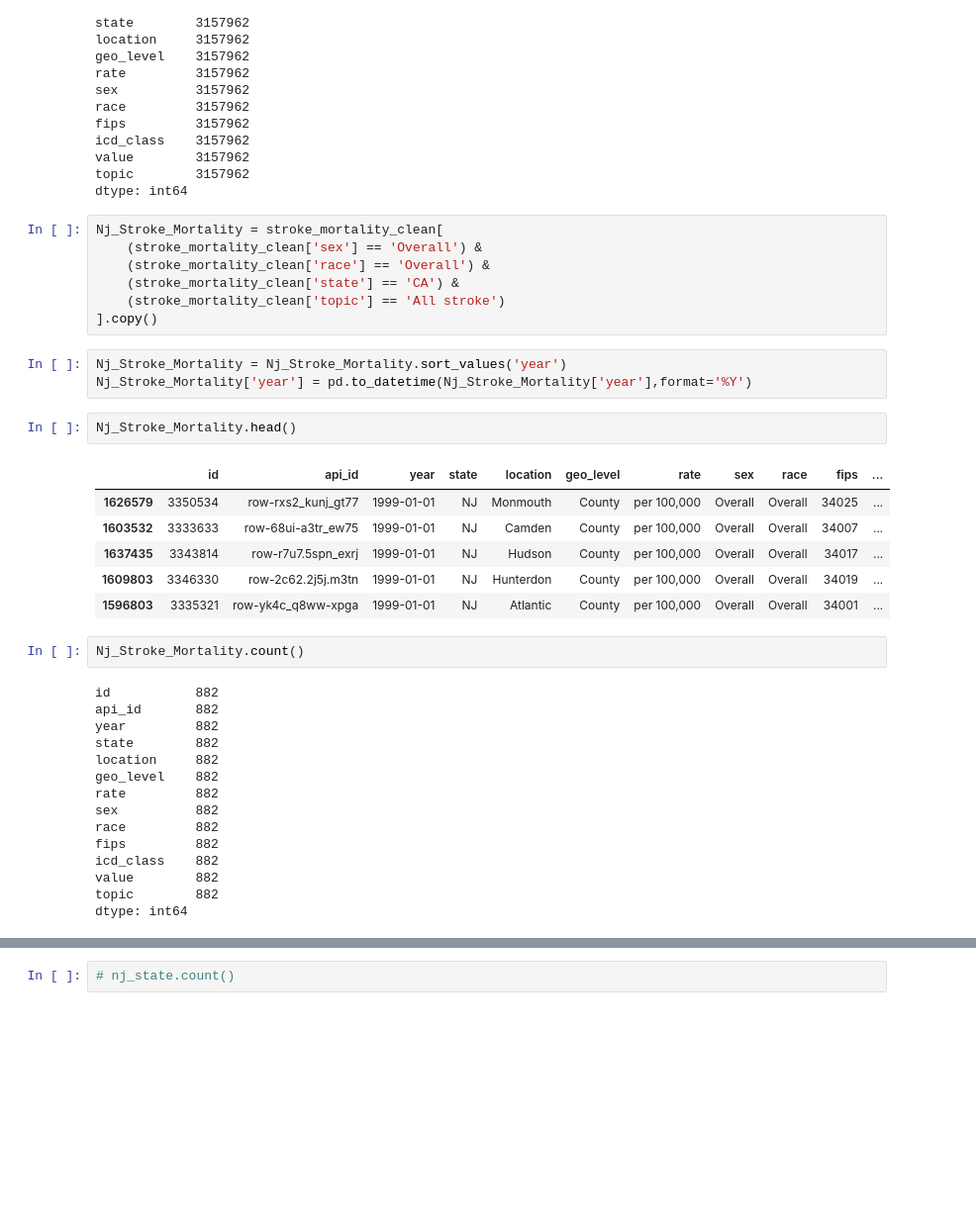
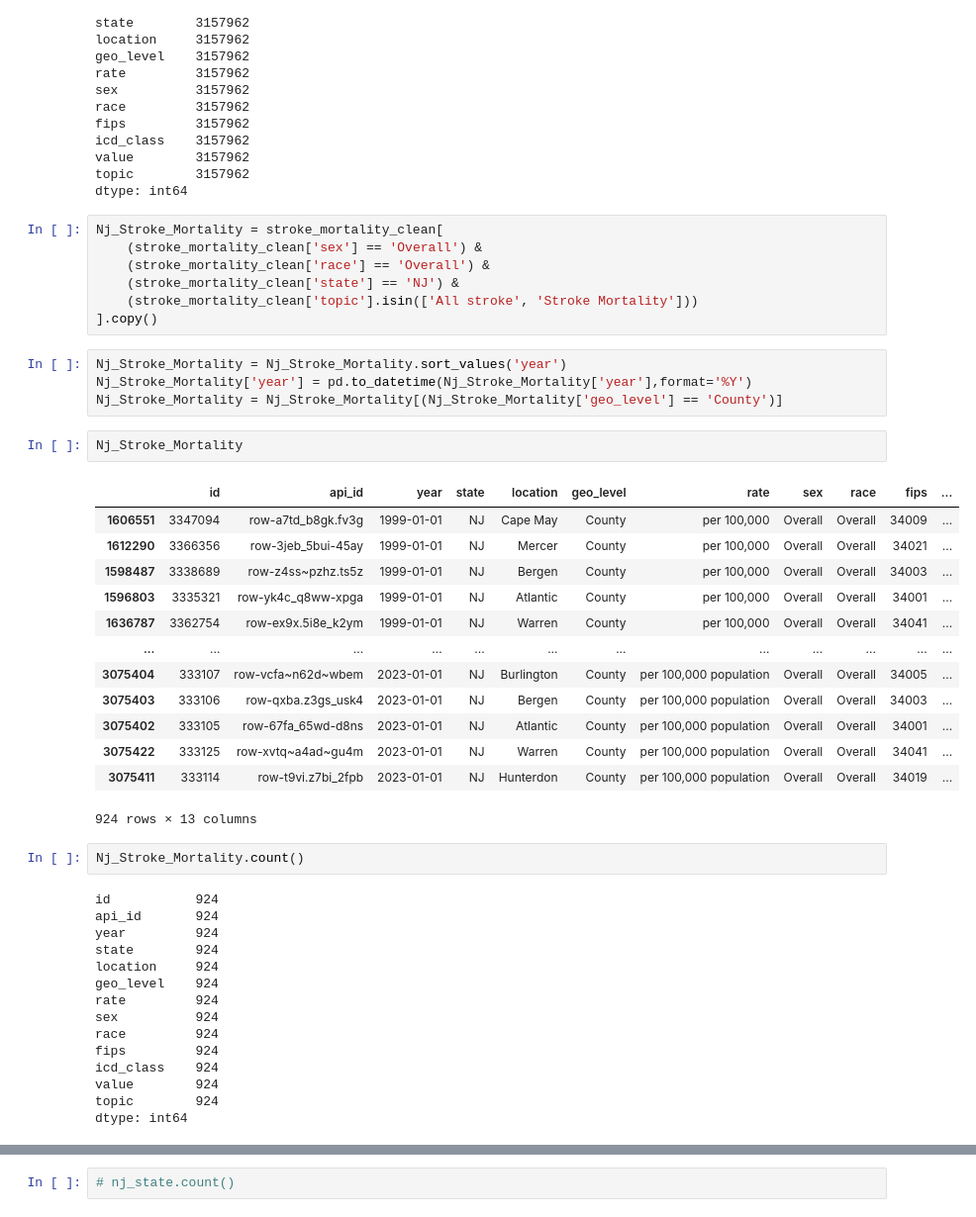
Before and after one commit to Raghvandersinh/CDC_data_analysis, a Jupyter notebook: analysis/stroke_mortality_analysis/sm_data_cleaning.ipynb, the cells around one changed output, grey strips where cells are left out. Shown at 99% size. Drawn from its saved outputs; the diff is of its cells as text; blank space fills up the shorter version.

```diff
--- a/analysis/stroke_mortality_analysis/sm_data_cleaning.ipynb
+++ b/analysis/stroke_mortality_analysis/sm_data_cleaning.ipynb
@@ -125,37 +125,45 @@ dtype: int64
 Nj_Stroke_Mortality = stroke_mortality_clean[
     (stroke_mortality_clean['sex'] == 'Overall') &
     (stroke_mortality_clean['race'] == 'Overall') &
-    (stroke_mortality_clean['state'] == 'CA') &
-    (stroke_mortality_clean['topic'] == 'All stroke')
+    (stroke_mortality_clean['state'] == 'NJ') &
+    (stroke_mortality_clean['topic'].isin(['All stroke', 'Stroke Mortality']))
 ].copy()
 # %%
 Nj_Stroke_Mortality = Nj_Stroke_Mortality.sort_values('year')
 Nj_Stroke_Mortality['year'] = pd.to_datetime(Nj_Stroke_Mortality['year'],format='%Y')
+Nj_Stroke_Mortality = Nj_Stroke_Mortality[(Nj_Stroke_Mortality['geo_level'] == 'County')]
 # %%
-Nj_Stroke_Mortality.head()
+Nj_Stroke_Mortality
 # %% [output]
 |  | id | api_id | year | state | location | geo_level | rate | sex | race | fips | ... |
-| 1626579 | 3350534 | row-rxs2_kunj_gt77 | 1999-01-01 | NJ | Monmouth | County | per 100,000 | Overall | Overall | 34025 | ... |
-| 1603532 | 3333633 | row-68ui-a3tr_ew75 | 1999-01-01 | NJ | Camden | County | per 100,000 | Overall | Overall | 34007 | ... |
-| 1637435 | 3343814 | row-r7u7.5spn_exrj | 1999-01-01 | NJ | Hudson | County | per 100,000 | Overall | Overall | 34017 | ... |
-| 1609803 | 3346330 | row-2c62.2j5j.m3tn | 1999-01-01 | NJ | Hunterdon | County | per 100,000 | Overall | Overall | 34019 | ... |
+| 1606551 | 3347094 | row-a7td_b8gk.fv3g | 1999-01-01 | NJ | Cape May | County | per 100,000 | Overall | Overall | 34009 | ... |
+| 1612290 | 3366356 | row-3jeb_5bui-45ay | 1999-01-01 | NJ | Mercer | County | per 100,000 | Overall | Overall | 34021 | ... |
+| 1598487 | 3338689 | row-z4ss~pzhz.ts5z | 1999-01-01 | NJ | Bergen | County | per 100,000 | Overall | Overall | 34003 | ... |
 | 1596803 | 3335321 | row-yk4c_q8ww-xpga | 1999-01-01 | NJ | Atlantic | County | per 100,000 | Overall | Overall | 34001 | ... |
+| 1636787 | 3362754 | row-ex9x.5i8e_k2ym | 1999-01-01 | NJ | Warren | County | per 100,000 | Overall | Overall | 34041 | ... |
+| ... | ... | ... | ... | ... | ... | ... | ... | ... | ... | ... | ... |
+| 3075404 | 333107 | row-vcfa~n62d~wbem | 2023-01-01 | NJ | Burlington | County | per 100,000 population | Overall | Overall | 34005 | ... |
+| 3075403 | 333106 | row-qxba.z3gs_usk4 | 2023-01-01 | NJ | Bergen | County | per 100,000 population | Overall | Overall | 34003 | ... |
+| 3075402 | 333105 | row-67fa_65wd-d8ns | 2023-01-01 | NJ | Atlantic | County | per 100,000 population | Overall | Overall | 34001 | ... |
+| 3075422 | 333125 | row-xvtq~a4ad~gu4m | 2023-01-01 | NJ | Warren | County | per 100,000 population | Overall | Overall | 34041 | ... |
+| 3075411 | 333114 | row-t9vi.z7bi_2fpb | 2023-01-01 | NJ | Hunterdon | County | per 100,000 population | Overall | Overall | 34019 | ... |
+924 rows × 13 columns
 # %%
 Nj_Stroke_Mortality.count()
 # %% [output]
-id           882
-api_id       882
-year         882
-state        882
-location     882
-geo_level    882
-rate         882
-sex          882
-race         882
-fips         882
-icd_class    882
-value        882
-topic        882
+id           924
+api_id       924
+year         924
+state        924
+location     924
+geo_level    924
+rate         924
+sex          924
+race         924
+fips         924
+icd_class    924
+value        924
+topic        924
 dtype: int64
 # %%
 county_year = (Nj_Stroke_Mortality.groupby(['year', 'location'])['value'].mean().rename('county_rate'))
```
Also changed, not shown: parts of 6 cells of this notebook, 1 other file.
